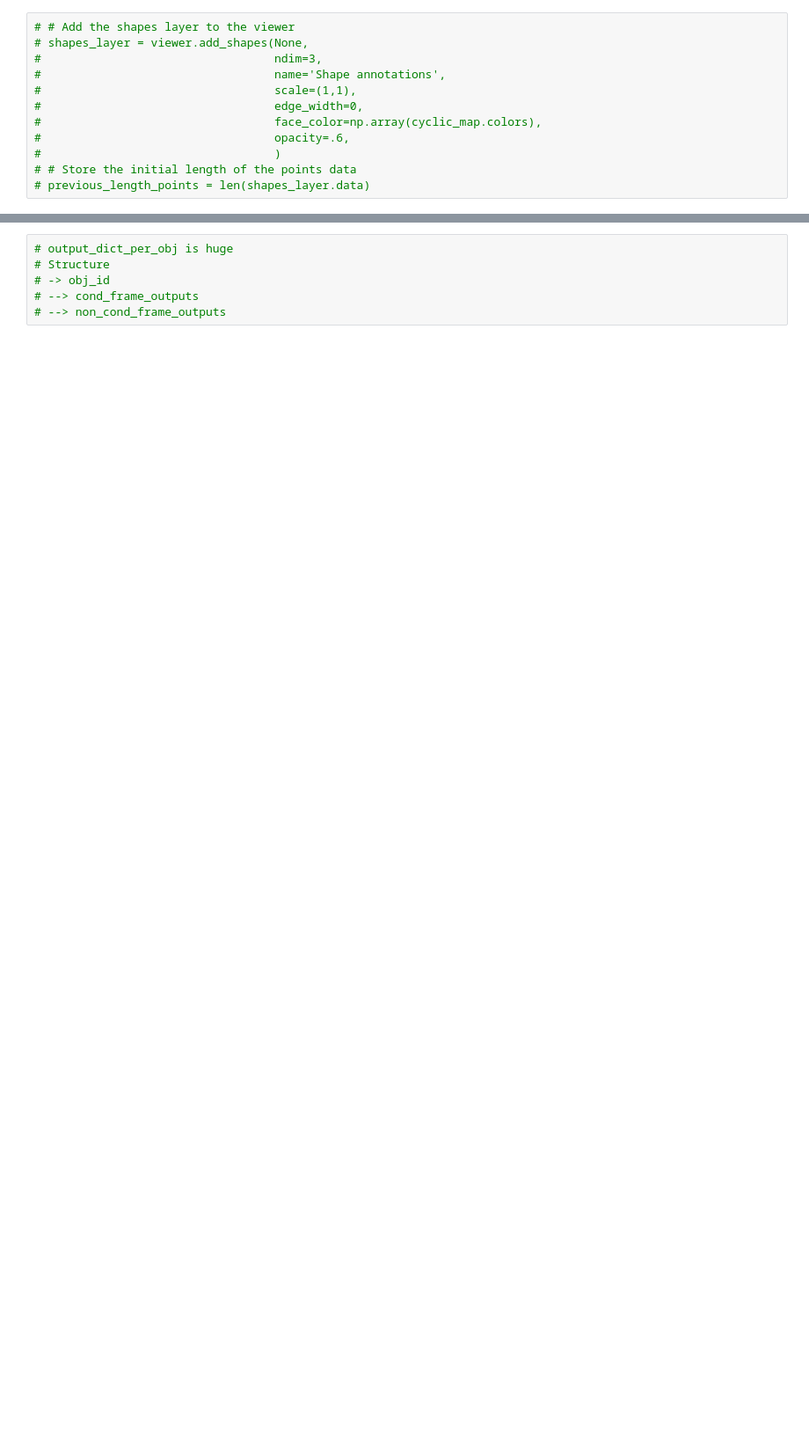
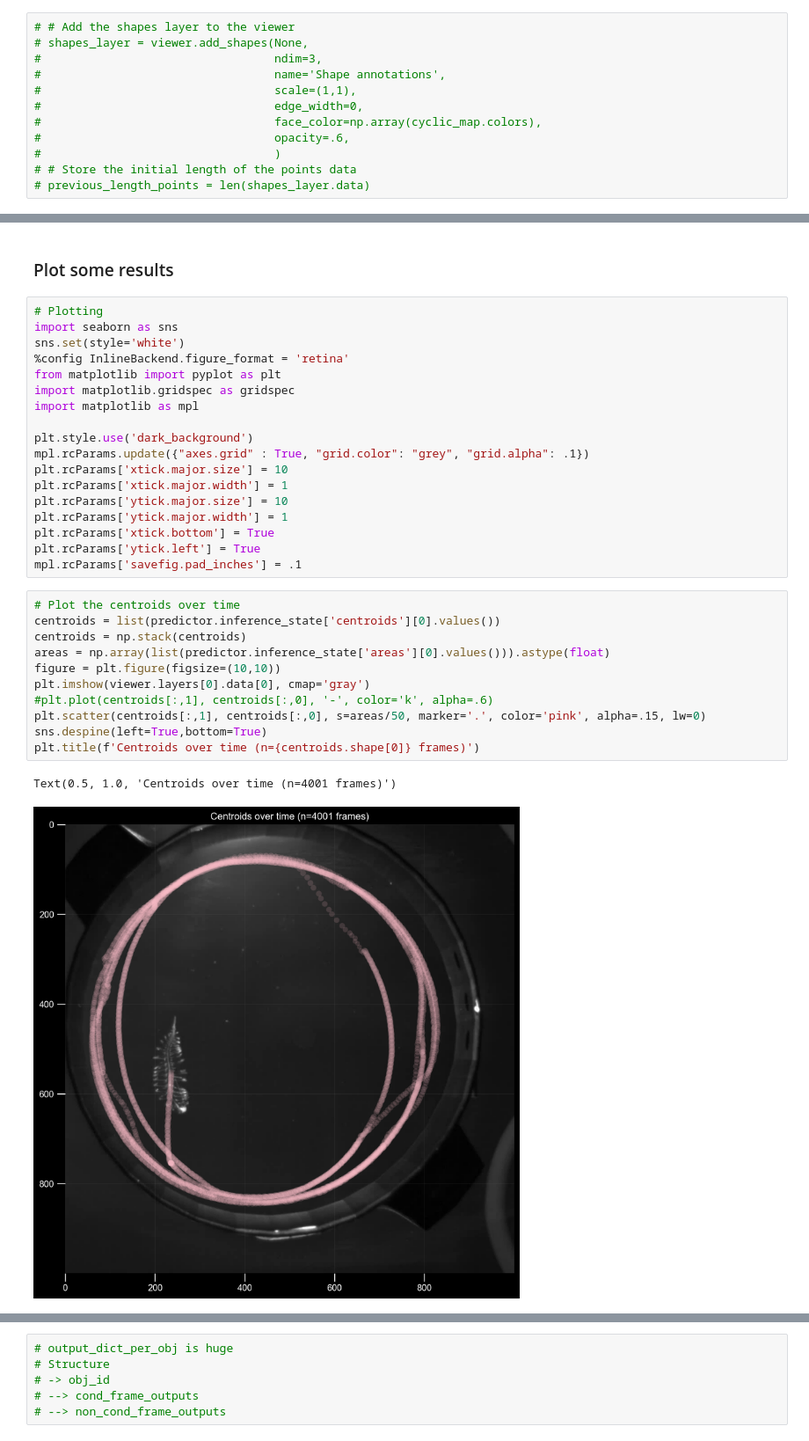
Before and after one commit to horsto/OCTRON-GUI, a Jupyter notebook: octron/notebooks/napari_tests.ipynb, the cells around one changed output, grey strips where cells are left out. Shown at 88% size. Cells and saved outputs as stored; diff of their text form; blank space fills up the shorter version.

Commit message:
Further small improvements
I am saving centroids and areas in inference state

```diff
--- a/octron/notebooks/napari_tests.ipynb
+++ b/octron/notebooks/napari_tests.ipynb
@@ -334,0 +314,34 @@ Highest cached index 820
+# %% [markdown]
+### Plot some results
+# %%
+# Plotting
+import seaborn as sns
+sns.set(style='white')
+%config InlineBackend.figure_format = 'retina'
+from matplotlib import pyplot as plt
+import matplotlib.gridspec as gridspec
+import matplotlib as mpl
+
+plt.style.use('dark_background')
+mpl.rcParams.update({"axes.grid" : True, "grid.color": "grey", "grid.alpha": .1})
+plt.rcParams['xtick.major.size'] = 10
+plt.rcParams['xtick.major.width'] = 1
+plt.rcParams['ytick.major.size'] = 10
+plt.rcParams['ytick.major.width'] = 1
+plt.rcParams['xtick.bottom'] = True
+plt.rcParams['ytick.left'] = True
+mpl.rcParams['savefig.pad_inches'] = .1
+# %%
+# Plot the centroids over time
+centroids = list(predictor.inference_state['centroids'][0].values())
+centroids = np.stack(centroids)
+areas = np.array(list(predictor.inference_state['areas'][0].values())).astype(float)
+figure = plt.figure(figsize=(10,10))
+plt.imshow(viewer.layers[0].data[0], cmap='gray')
+#plt.plot(centroids[:,1], centroids[:,0], '-', color='k', alpha=.6)
+plt.scatter(centroids[:,1], centroids[:,0], s=areas/50, marker='.', color='pink', alpha=.15, lw=0)
+sns.despine(left=True,bottom=True)
+plt.title(f'Centroids over time (n={centroids.shape[0]} frames)')
+# %% [output]
+Text(0.5, 1.0, 'Centroids over time (n=4001 frames)')
+[figure, added]
```
Also changed, not shown: parts of 22 cells of this notebook, 1 other file.
